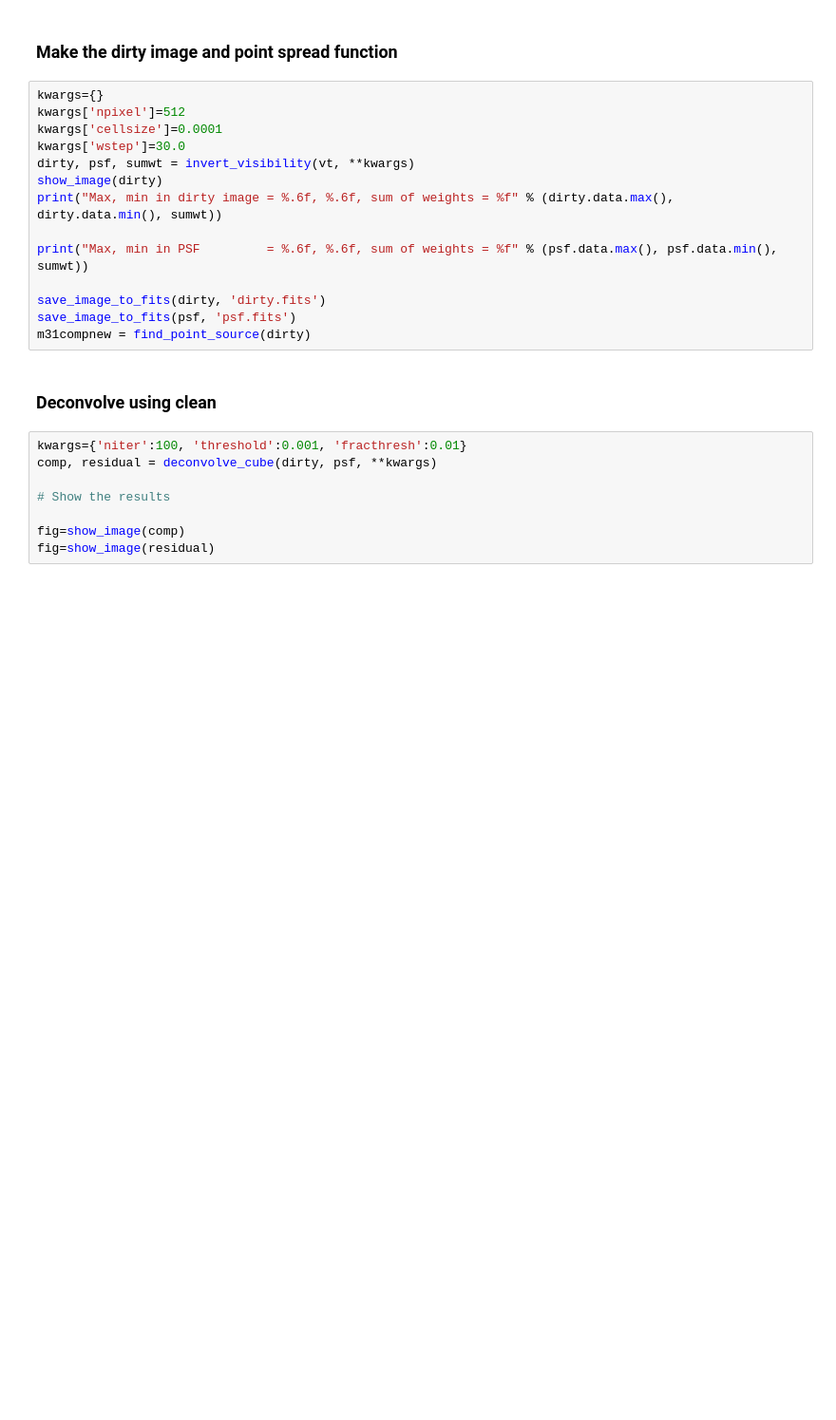
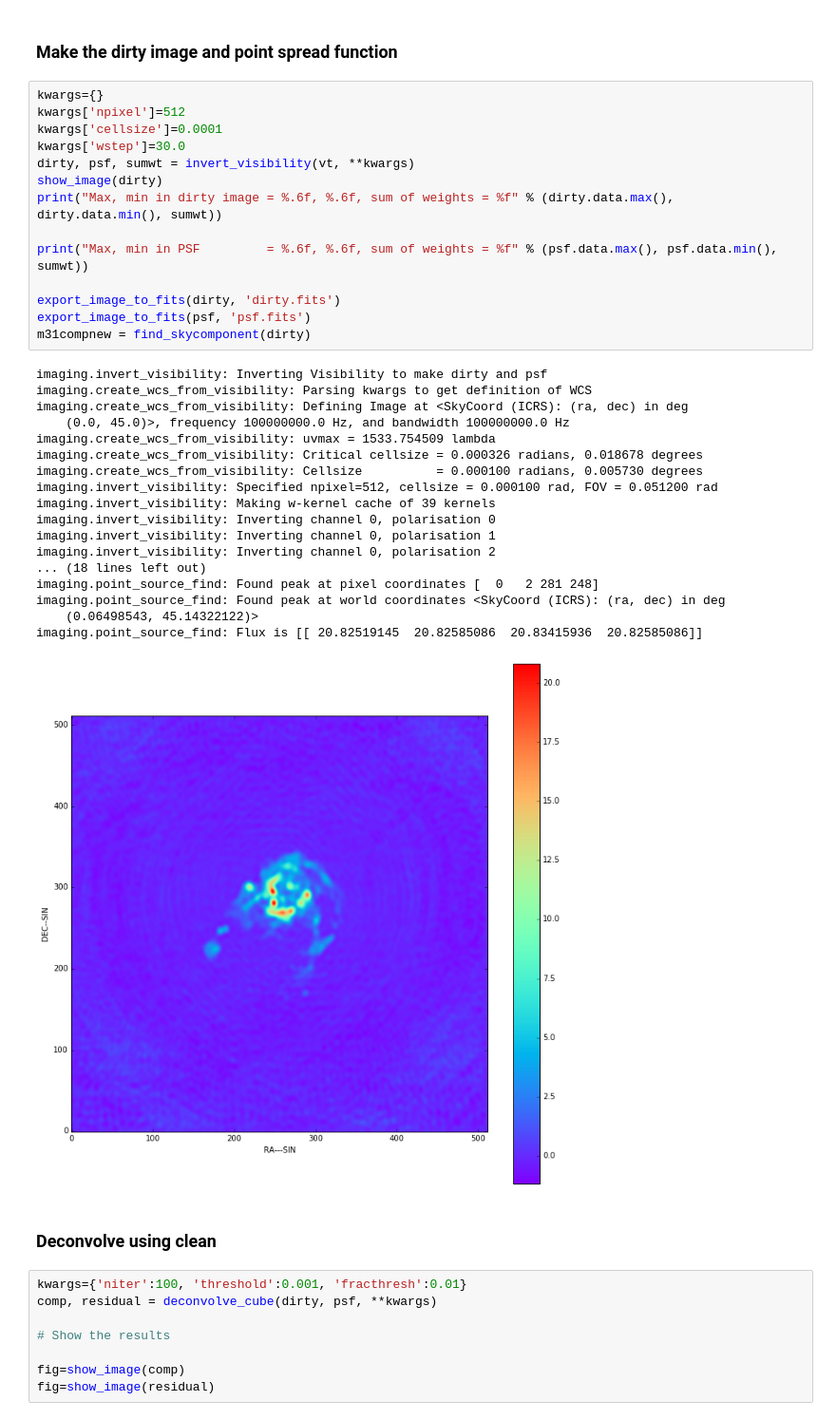
Before and after one commit to SKA-ScienceDataProcessor/algorithm-reference-library, a Jupyter notebook: examples/arl/imaging.ipynb, the cells around one changed output. Shown at 95% size. Drawn from its saved outputs; the diff is of its cells as text; blank space fills up the shorter version.

```diff
--- a/examples/arl/imaging.ipynb
+++ b/examples/arl/imaging.ipynb
@@ -111,17 +143,36 @@ plt.show()
 # %%
 kwargs={}
 kwargs['npixel']=512
 kwargs['cellsize']=0.0001
 kwargs['wstep']=30.0
 dirty, psf, sumwt = invert_visibility(vt, **kwargs)
 show_image(dirty)
 print("Max, min in dirty image = %.6f, %.6f, sum of weights = %f" % (dirty.data.max(), dirty.data.min(), sumwt))
 
 print("Max, min in PSF         = %.6f, %.6f, sum of weights = %f" % (psf.data.max(), psf.data.min(), sumwt))
 
-save_image_to_fits(dirty, 'dirty.fits')
-save_image_to_fits(psf, 'psf.fits')
-m31compnew = find_point_source(dirty)
+export_image_to_fits(dirty, 'dirty.fits')
+export_image_to_fits(psf, 'psf.fits')
+m31compnew = find_skycomponent(dirty)
+# %% [output]
+imaging.invert_visibility: Inverting Visibility to make dirty and psf
+imaging.create_wcs_from_visibility: Parsing kwargs to get definition of WCS
+imaging.create_wcs_from_visibility: Defining Image at <SkyCoord (ICRS): (ra, dec) in deg
+    (0.0, 45.0)>, frequency 100000000.0 Hz, and bandwidth 100000000.0 Hz
+imaging.create_wcs_from_visibility: uvmax = 1533.754509 lambda
+imaging.create_wcs_from_visibility: Critical cellsize = 0.000326 radians, 0.018678 degrees
+imaging.create_wcs_from_visibility: Cellsize          = 0.000100 radians, 0.005730 degrees
+imaging.invert_visibility: Specified npixel=512, cellsize = 0.000100 rad, FOV = 0.051200 rad
+imaging.invert_visibility: Making w-kernel cache of 39 kernels
+imaging.invert_visibility: Inverting channel 0, polarisation 0
+imaging.invert_visibility: Inverting channel 0, polarisation 1
+imaging.invert_visibility: Inverting channel 0, polarisation 2
+... (18 lines left out)
+imaging.point_source_find: Found peak at pixel coordinates [  0   2 281 248]
+imaging.point_source_find: Found peak at world coordinates <SkyCoord (ICRS): (ra, dec) in deg
+    (0.06498543, 45.14322122)>
+imaging.point_source_find: Flux is [[ 20.82519145  20.82585086  20.83415936  20.82585086]]
+[figure, added]
 # %% [markdown]
 ### Deconvolve using clean
 # %%
```
Also changed, not shown: parts of 4 cells of this notebook, 2 other files.
